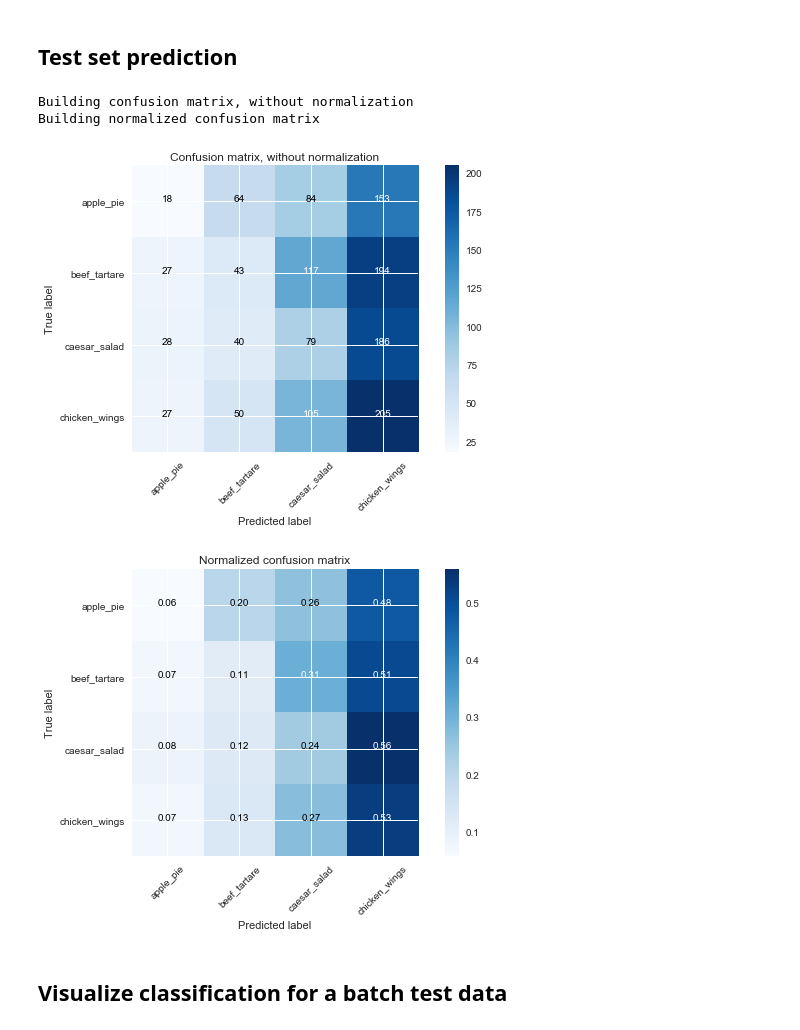
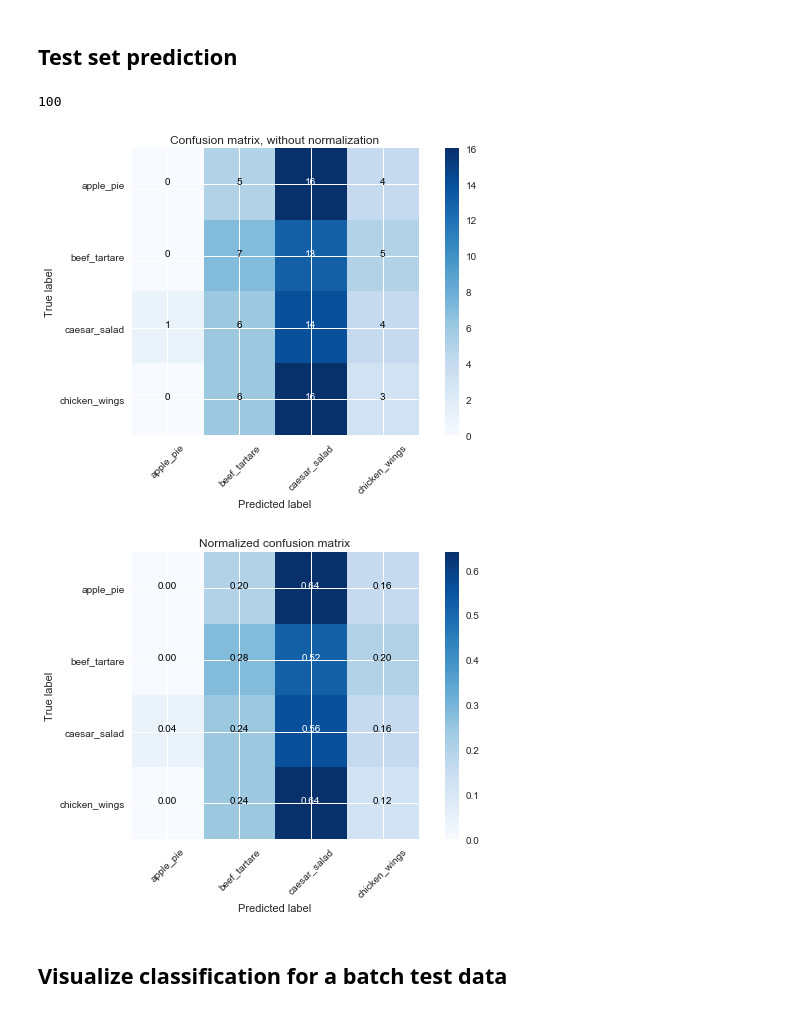
Before and after one commit to jmetzz/ml-laboratory, a Jupyter notebook: notebooks/cases/food-101/multi-class-food.ipynb, the cells around one changed output. Saved outputs shown, nothing was run; the diff lists cells and outputs as text; code cells hidden in the pictures.

Commit message:
Load test set true lables from generator

```diff
--- a/notebooks/cases/food-101/multi-class-food.ipynb
+++ b/notebooks/cases/food-101/multi-class-food.ipynb
@@ -102,7 +102,8 @@ train_generator = train_datagen.flow_from_directory(
         target_size=(height, width),
         color_mode='rgb',
         batch_size=batch_size,
-        class_mode='categorical')  # because categorical_crossentropy loss
+        class_mode='categorical',
+        seed=seed)  # because categorical_crossentropy loss
 
 val_datagen = ImageDataGenerator(rescale=1./255)
 validation_generator = val_datagen.flow_from_directory(
@@ -110,7 +111,8 @@ validation_generator = val_datagen.flow_from_directory(
         target_size=(height, width),
         color_mode='rgb',
         batch_size=batch_size,
-        class_mode='categorical')
+        class_mode='categorical',
+        seed=seed)
 
 test_datagen = ImageDataGenerator(rescale=1./255)
 test_generator = test_datagen.flow_from_directory(
@@ -118,7 +120,8 @@ test_generator = test_datagen.flow_from_directory(
         target_size=(height, width),
         color_mode='rgb',
         batch_size=batch_size,
-        class_mode='categorical')
+        class_mode='categorical',
+        seed=seed)
 
 
 # TODO: get from data generator
@@ -206,9 +209,6 @@ def plot_confusion_matrix(cm, classes,
     """
     if normalize:
         cm = cm.astype('float') / cm.sum(axis=1)[:, np.newaxis]
-        print("Building normalized confusion matrix")
-    else:
-        print('Building confusion matrix, without normalization')
     plt.imshow(cm, interpolation='nearest', cmap=cmap)
     plt.title(title)
     plt.colorbar()
@@ -438,43 +438,46 @@ Loss: 1.0899132403581502 ; Acc: 0.5202513966480447
 # %% [markdown]
 ## Test set prediction
+# %%
+test_prediction = model.predict_generator(test_generator, steps=len(test_generator), workers=4)
+# %%
+# test_generator.classes
+len(test_prediction)
+# %% [output]
+100
 # %%
-test_prediction = model.predict_generator(test_generator, steps=100, workers=4)
+
 # To avoid rely on the dictionay keys order (e.g. dataset_labels = test_generator.class_indices.keys()),
 # first invert the class_indices dictionary and then generate the orderted list of labels
 #
 dataset_labels_inverted = {v: k for k, v in test_generator.class_indices.items()}
 dataset_labels = [dataset_labels_inverted[k] for k in sorted(dataset_labels_inverted.keys())]
 
 y_pred=test_prediction
 y_pred_integers = np.argmax(y_pred, axis = 1)
 # print(y_pred_integers)
 
-# TODO: get the true labels from dataset metadata
-import random
-true_labels = [random.randint(0, 3) for _ in range(len(y_pred_integers))]
+true_labels = test_generator.classes
 # print(true_labels)
 
 
 # Compute confusion matrix
 cnf_matrix = confusion_matrix(true_labels, y_pred_integers)
 
 np.set_printoptions(precision=2)
 # Plot non-normalized confusion matrix
 plt.figure()
 plot_confusion_matrix(cnf_matrix, classes=dataset_labels,
                       title='Confusion matrix, without normalization')
 
 # Plot normalized confusion matrix
 plt.figure()
 plot_confusion_matrix(cnf_matrix, classes=dataset_labels, normalize=True,
                       title='Normalized confusion matrix')
 
 plt.show()
 # %% [output]
-Building confusion matrix, without normalization
-Building normalized confusion matrix
-[figure, old version]
+[figure, new version]
-[figure, old version]
+[figure, new version]
 # %% [markdown]
 ## Visualize classification for a batch test data
 # %%
```
Also changed, not shown: parts of 5 cells of this notebook, 1 other file.
